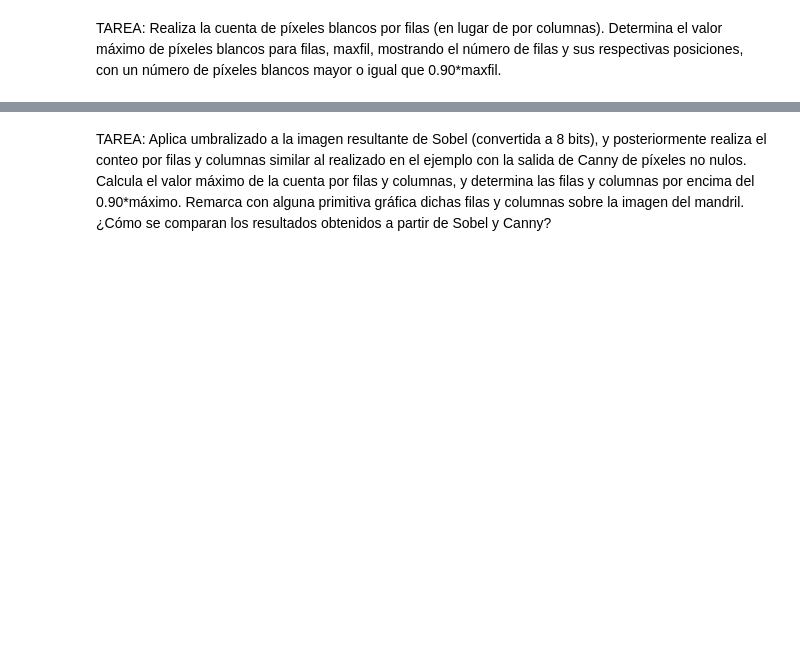
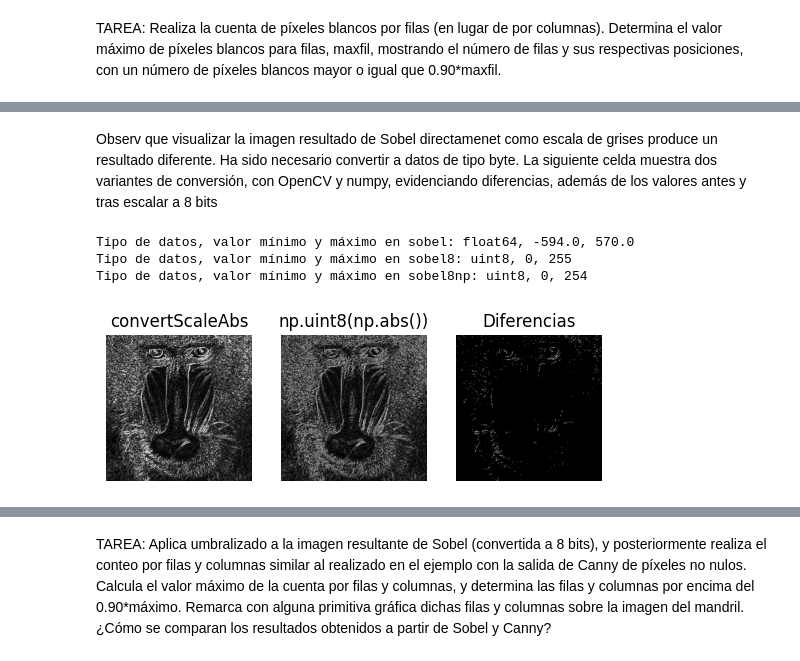
Before and after one commit to lumusa2design/Computer-Visualization, a Jupyter notebook: P2/VC_P2.ipynb, the cells around one changed output, grey strips where cells are left out. Saved outputs shown, nothing was run; the diff lists cells and outputs as text; code cells hidden in the pictures; blank space fills up the shorter version.

```diff
--- a/P2/VC_P2.ipynb
+++ b/P2/VC_P2.ipynb
@@ -46,0 +111,38 @@ plt.xlim([0, canny.shape[0]])
+# %% [markdown]
+Observ que visualizar la imagen resultado de Sobel directamenet como escala de grises produce un resultado diferente. Ha sido necesario convertir a datos de tipo byte. La siguiente celda muestra dos variantes de conversión, con OpenCV y numpy, evidenciando diferencias, además de los valores antes y tras escalar a 8 bits
+# %%
+# Mostrar el tipo de dato de los valores en la imagen soble, además de valores máximo y mínimo
+print(f"Tipo de datos, valor mínimo y máximo en sobel: {sobel.dtype}, {np.min(sobel)}, {np.max(sobel)}")
+
+# Conversión a byte con openCV
+sobel8 = cv2.convertScaleAbs(sobel)
+# Mostrar el tipo de dato de los valores en la imagen soble, además de valores máximo y mínimo
+print(f"Tipo de datos, valor mínimo y máximo en sobel8: {sobel8.dtype}, {np.min(sobel8)}, {np.max(sobel8)}")
+
+# Conversión a byte con numpy
+sobel8np = np.uint8(np.abs(sobel))
+# Mostrar el tipo de dato de los valores en la imagen soble, además de valores máximo y mínimo
+print(f"Tipo de datos, valor mínimo y máximo en sobel8np: {sobel8np.dtype}, {np.min(sobel8np)}, {np.max(sobel8np)}")
+
+plt.figure()
+plt.subplot(1, 3, 1)
+plt.axis("off")
+plt.title('convertScaleAbs')
+plt.imshow(sobel8, cmap='gray')
+
+plt.subplot(1, 3, 2)
+plt.axis("off")
+plt.title('np.uint8(np.abs())')
+plt.imshow(sobel8np, cmap='gray')
+
+plt.subplot(1, 3, 3)
+plt.axis("off")
+plt.title('Diferencias')
+plt.imshow(cv2.absdiff(sobel8,sobel8np), cmap='gray')
+
+plt.show()
+# %% [output]
+Tipo de datos, valor mínimo y máximo en sobel: float64, -594.0, 570.0
+Tipo de datos, valor mínimo y máximo en sobel8: uint8, 0, 255
+Tipo de datos, valor mínimo y máximo en sobel8np: uint8, 0, 254
+[figure, added]
```
Also changed, not shown: parts of 14 cells of this notebook, 1 other file.
